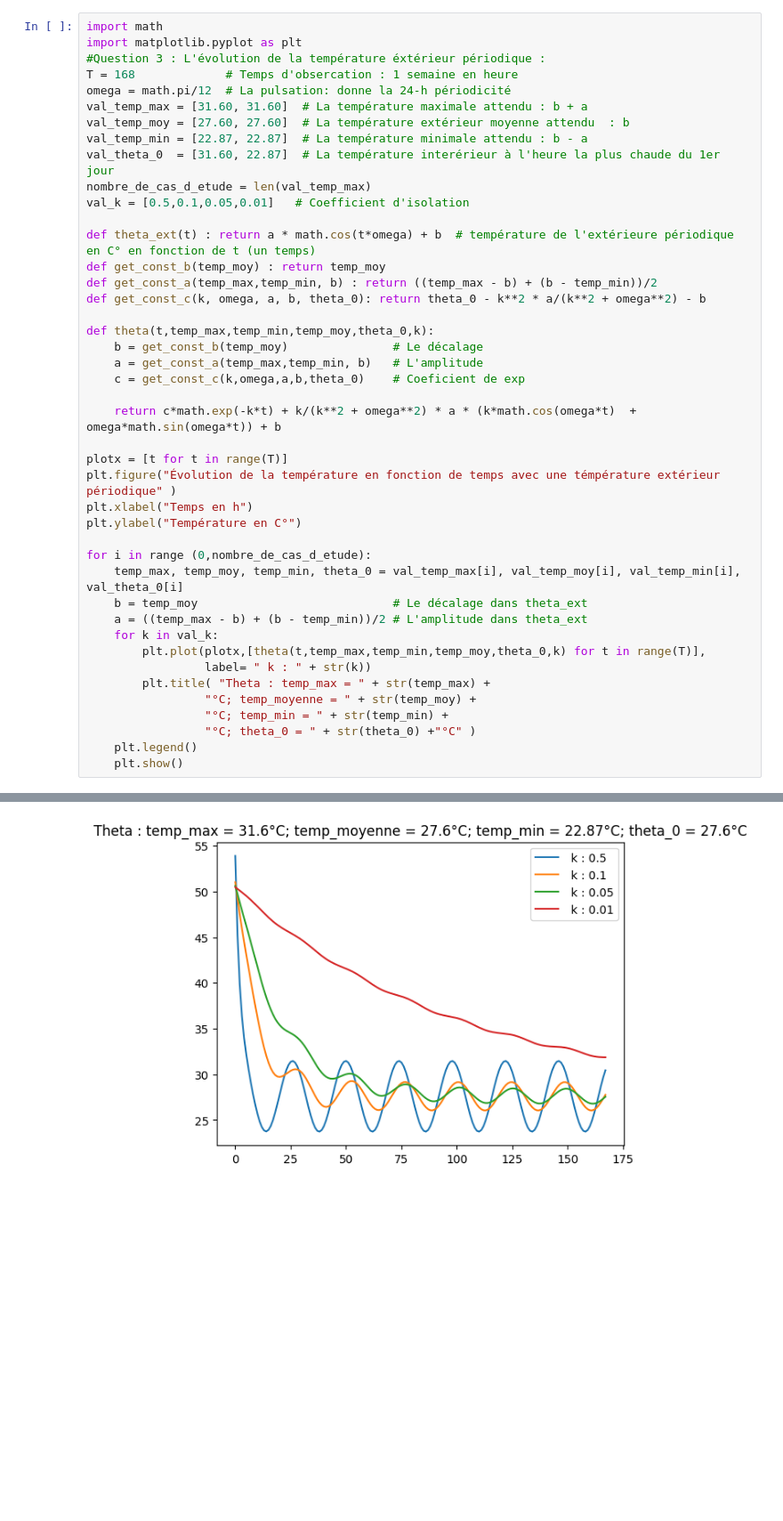
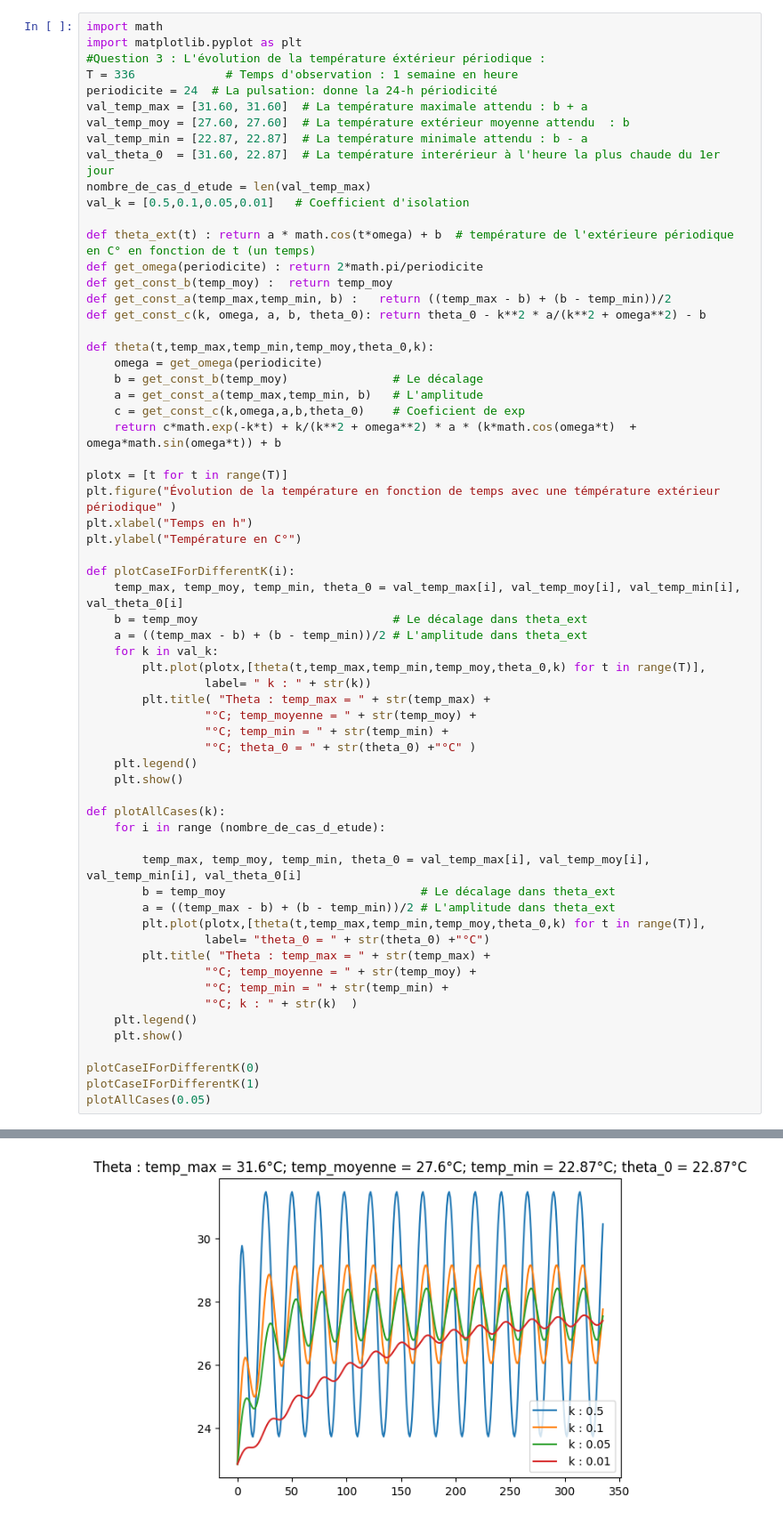
Before and after one commit to AyoubBarich/BuldingIsolationSim, a Jupyter notebook: main.ipynb, the cells around one changed output, grey strips where cells are left out. Shown: that part at 89% size. Saved outputs shown, nothing was run; the diff lists cells and outputs as text; blank space fills up the shorter version.

```diff
--- a/main.ipynb
+++ b/main.ipynb
@@ -26,8 +26,8 @@ plt.show()
 import math
 import matplotlib.pyplot as plt
 #Question 3 : L'évolution de la température éxtérieur périodique :
-T = 168             # Temps d'obsercation : 1 semaine en heure
-omega = math.pi/12  # La pulsation: donne la 24-h périodicité
+T = 336             # Temps d'observation : 1 semaine en heure
+periodicite = 24  # La pulsation: donne la 24-h périodicité
 val_temp_max = [31.60, 31.60]  # La température maximale attendu : b + a
 val_temp_moy = [27.60, 27.60]  # La température extérieur moyenne attendu  : b
 val_temp_min = [22.87, 22.87]  # La température minimale attendu : b - a
@@ -36,15 +36,16 @@ nombre_de_cas_d_etude = len(val_temp_max)
 val_k = [0.5,0.1,0.05,0.01]   # Coefficient d'isolation
 
 def theta_ext(t) : return a * math.cos(t*omega) + b  # température de l'extérieure périodique en C° en fonction de t (un temps)
-def get_const_b(temp_moy) : return temp_moy
-def get_const_a(temp_max,temp_min, b) : return ((temp_max - b) + (b - temp_min))/2
+def get_omega(periodicite) : return 2*math.pi/periodicite
+def get_const_b(temp_moy) :  return temp_moy
+def get_const_a(temp_max,temp_min, b) :   return ((temp_max - b) + (b - temp_min))/2
 def get_const_c(k, omega, a, b, theta_0): return theta_0 - k**2 * a/(k**2 + omega**2) - b
 
 def theta(t,temp_max,temp_min,temp_moy,theta_0,k):
+    omega = get_omega(periodicite)
     b = get_const_b(temp_moy)               # Le décalage
     a = get_const_a(temp_max,temp_min, b)   # L'amplitude
     c = get_const_c(k,omega,a,b,theta_0)    # Coeficient de exp
-
     return c*math.exp(-k*t) + k/(k**2 + omega**2) * a * (k*math.cos(omega*t)  +  omega*math.sin(omega*t)) + b
 
 plotx = [t for t in range(T)]
@@ -52,7 +53,7 @@ plt.figure("Évolution de la température en fonction de temps avec une témpér
 plt.xlabel("Temps en h")
 plt.ylabel("Température en C°")
 
-for i in range (0,nombre_de_cas_d_etude):
+def plotCaseIForDifferentK(i):
     temp_max, temp_moy, temp_min, theta_0 = val_temp_max[i], val_temp_moy[i], val_temp_min[i], val_theta_0[i]
     b = temp_moy                            # Le décalage dans theta_ext
     a = ((temp_max - b) + (b - temp_min))/2 # L'amplitude dans theta_ext
@@ -65,4 +66,23 @@ for i in range (0,nombre_de_cas_d_etude):
                  "°C; theta_0 = " + str(theta_0) +"°C" )
     plt.legend()
     plt.show()
+
+def plotAllCases(k):
+    for i in range (nombre_de_cas_d_etude):
+
+        temp_max, temp_moy, temp_min, theta_0 = val_temp_max[i], val_temp_moy[i], val_temp_min[i], val_theta_0[i]
+        b = temp_moy                            # Le décalage dans theta_ext
+        a = ((temp_max - b) + (b - temp_min))/2 # L'amplitude dans theta_ext
+        plt.plot(plotx,[theta(t,temp_max,temp_min,temp_moy,theta_0,k) for t in range(T)],
+                 label= "theta_0 = " + str(theta_0) +"°C")
+        plt.title( "Theta : temp_max = " + str(temp_max) +
+                 "°C; temp_moyenne = " + str(temp_moy) +
+                 "°C; temp_min = " + str(temp_min) +
+                 "°C; k : " + str(k)  )
+    plt.legend()
+    plt.show()
+
+plotCaseIForDifferentK(0)
+plotCaseIForDifferentK(1)
+plotAllCases(0.05)
 # %% [output]
@@ -70 +90 @@ for i in range (0,nombre_de_cas_d_etude):
-[figure, old version]
+[figure, new version]
```
Also changed, not shown: parts of 1 cell of this notebook.
